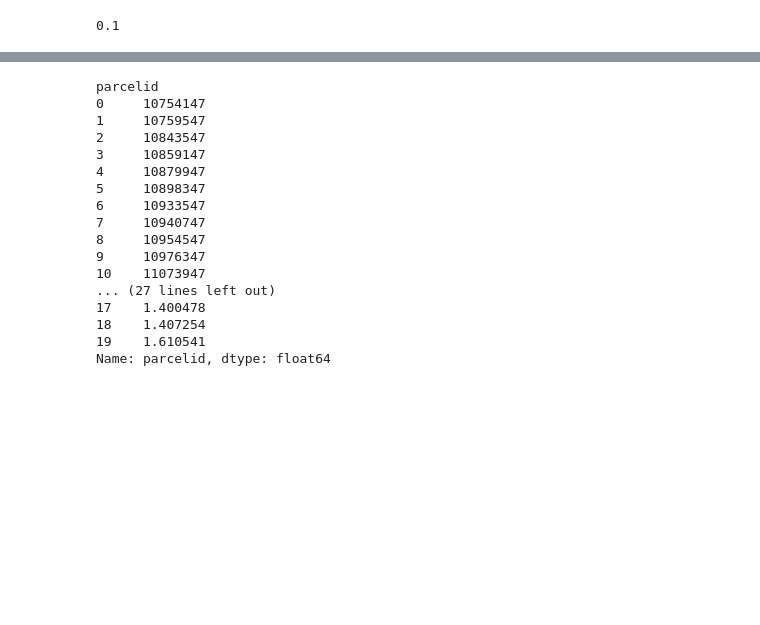
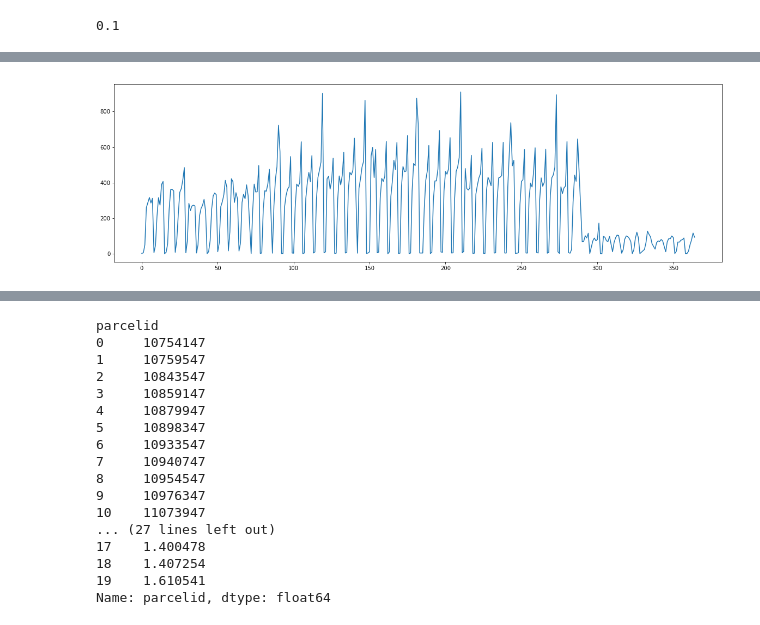
Before and after one commit to xiaol/zillow_prediction, a Jupyter notebook: eda.ipynb, the cells around one changed output, grey strips where cells are left out. Saved outputs shown, nothing was run; the diff lists cells and outputs as text; code cells hidden in the pictures; blank space fills up the shorter version.

```diff
--- a/eda.ipynb
+++ b/eda.ipynb
@@ -46,3 +48,5 @@ c.most_common(1)[0][0]
 0.1
 # %%
 prop = pd.read_csv('data/properties_2016.csv', nrows=20).fillna(0)  # , nrows=500)
+# %%
+train = pd.read_csv('data/train_2016_v2.csv')
@@ -48,0 +55,14 @@ prop = pd.read_csv('data/properties_2016.csv', nrows=20).fillna(0)  # , nrows=50
+# %%
+def get_features(df):
+    df['transactiondate'] = pd.to_datetime(df['transactiondate'])
+    hard_date = datetime(2016,1,1)
+
+    df['transaction_month'] = df['transactiondate'].dt.month.astype(np.int8)
+    df['transaction_day'] = df['transactiondate'].dt.weekday.astype(np.int8)
+    df['transaction_month_day'] = df['transactiondate'].dt.day.astype(np.int8)
+    df['transaction_quarter'] = df['transactiondate'].dt.quarter.astype(np.int8)
+    df['transaction_date'] = df['transactiondate'] - hard_date
+    df['transaction_date'] = df['transaction_date'].dt.days
+    return df
+
+df_train = get_features(train)
@@ -48,0 +78,7 @@ prop = pd.read_csv('data/properties_2016.csv', nrows=20).fillna(0)  # , nrows=50
+# %%
+plt.figure(figsize=(20,6))
+transaction_dis = df_train.groupby('transaction_date')['parcelid'].count()
+plt.plot(transaction_dis)
+plt.show()
+# %% [output]
+[figure, added]
```
Also changed, not shown: parts of 4 cells of this notebook, 3 other files.
